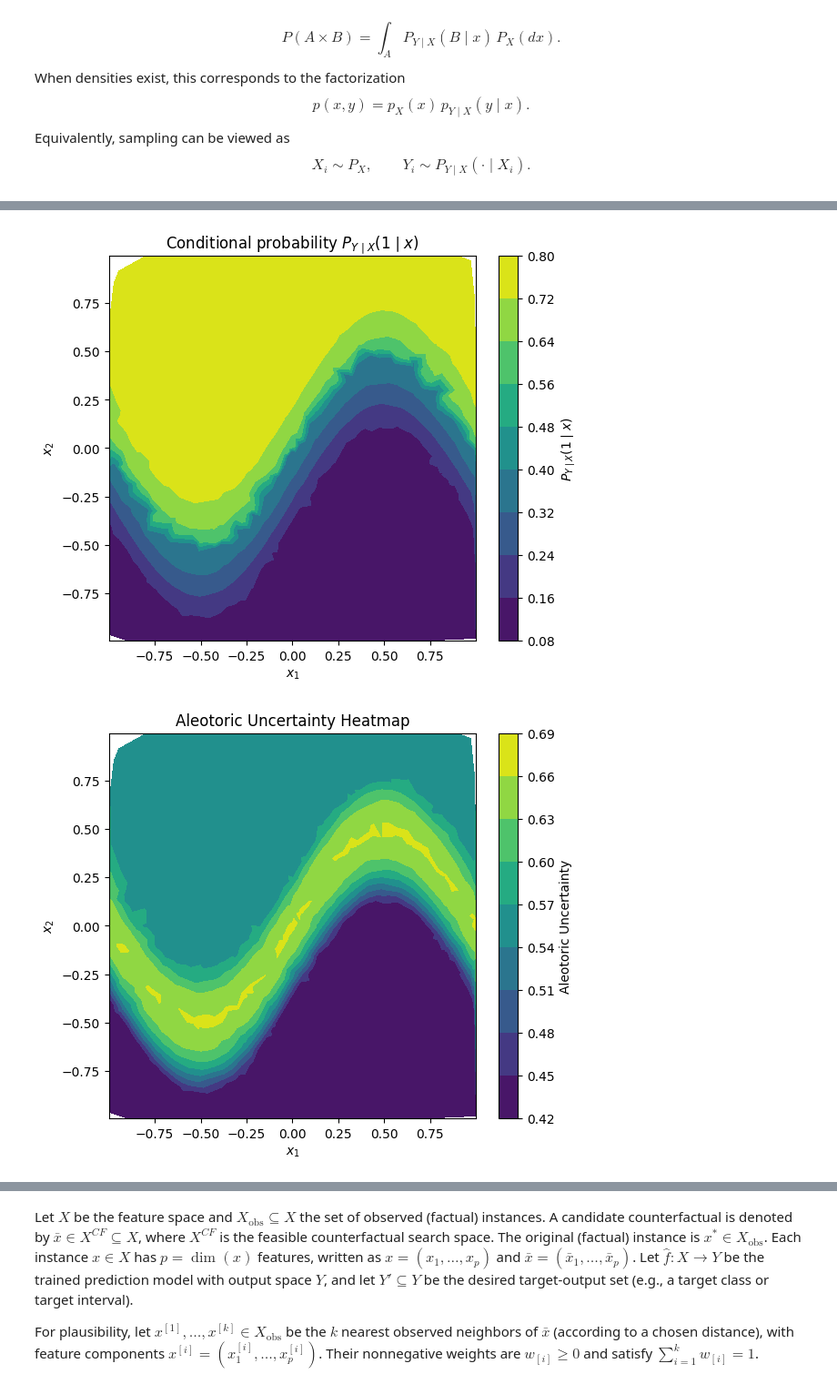
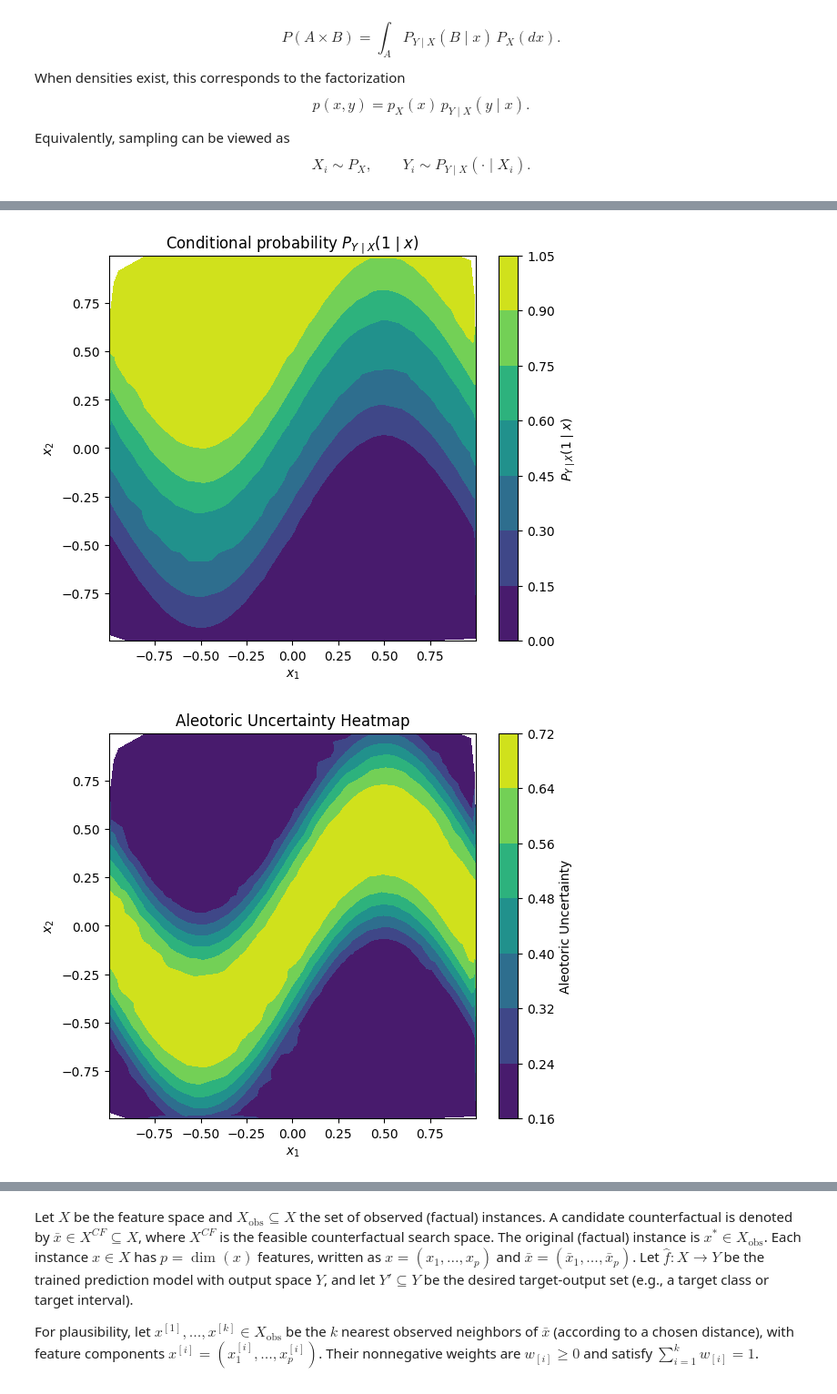
Before and after one commit to 42logos/uamocf, a Jupyter notebook: nd_mmo.ipynb, the cells around one changed output, grey strips where cells are left out. Shown at 91% size. Saved outputs shown, nothing was run; the diff lists cells and outputs as text; code cells hidden in the pictures.

```diff
--- a/nd_mmo.ipynb
+++ b/nd_mmo.ipynb
@@ -100,8 +100,8 @@ def boundary_focus_prob(
 def moon_focus_prob(
     X: np.ndarray,
     sigma=0.4, # controls how fast uncertainty decays away from boundary
-    max_uncertainty=0.75,
-    min_uncertainty=0.15,
+    max_uncertainty=0.95,
+    min_uncertainty=0.05,
 ) -> np.ndarray:
     X = np.asarray(X)
 
@@ -195,5 +195,5 @@ plt.show()
-[figure, old version]
+[figure, new version]
-[figure, old version]
+[figure, new version]
 # %%
 
 
```
Also changed, not shown: parts of 14 cells of this notebook, 21 other files.
